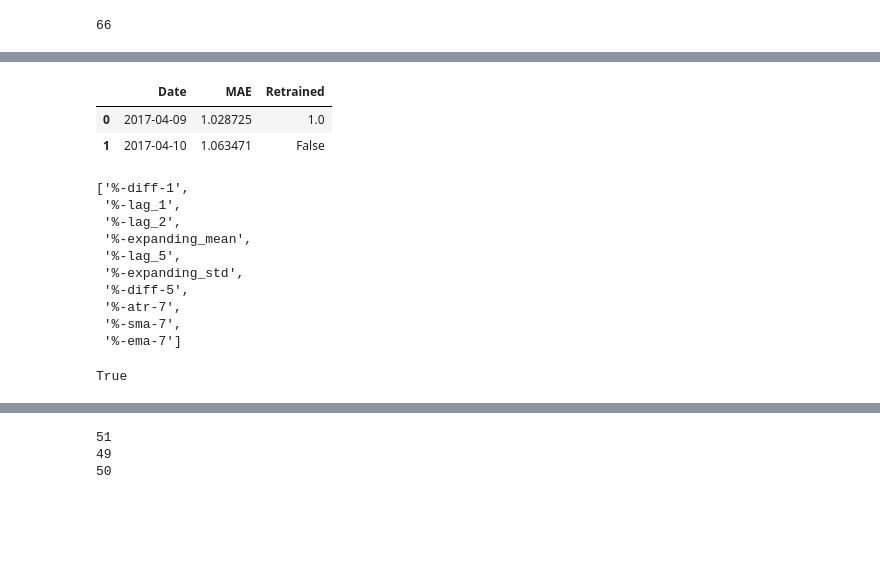
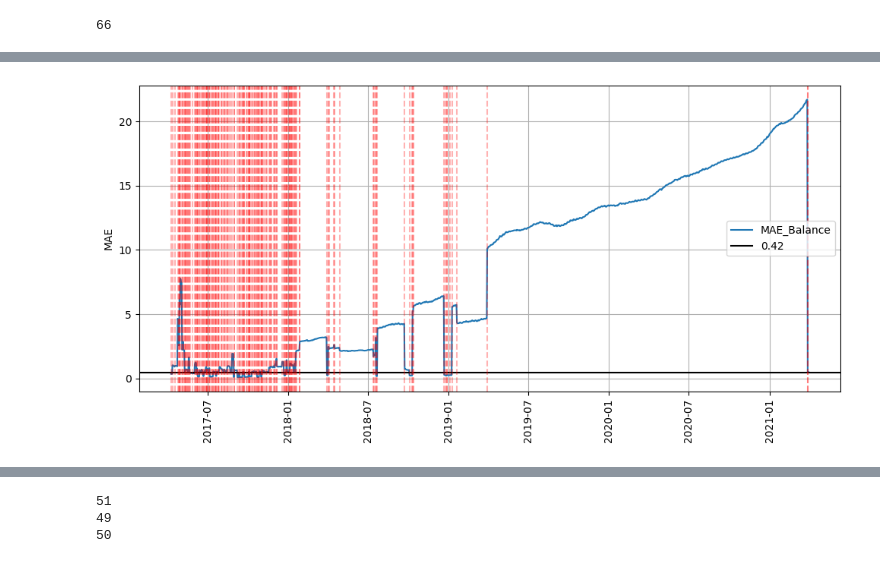
Before and after one commit to Blausher/ts, a Jupyter notebook: project.ipynb, the cells around one changed output, grey strips where cells are left out. Drawn from its saved outputs; the diff is of its cells as text; code cells hidden in the pictures; blank space fills up the shorter version.

Commit message:
plot added

```diff
--- a/project.ipynb
+++ b/project.ipynb
@@ -272,6 +390,13 @@ best_algo: df_metric_lasso
 # %%
-df_results
+fig, ax = plt.subplots(figsize=(10, 5))
+ax.plot(df_results['Date'], df_results['MAE_Balance'], label='MAE_Balance')
+plt.axhline(0.42, color = 'black', label = '0.42')
+for d in df_results[df_results['Retrained'].eq(True)]['Date'].values:
+    ax.axvline(x=d, color='red', linestyle='--', alpha=0.3)
+plt.xticks(rotation=90)
+plt.ylabel('MAE')
+plt.legend()
+plt.tight_layout()
+plt.grid();
 # %% [output]
-|  | Date | MAE | Retrained |
-| 0 | 2017-04-09 | 1.028725 | 1.0 |
-| 1 | 2017-04-10 | 1.063471 | False |
+[figure, added]
@@ -282,17 +402,0 @@ importance_df = calculate_correlation_importances(x_train, y_train_in)
-# %%
-importance_df['Feature'].iloc[:10].to_list()
-# %% [output]
-['%-diff-1',
- '%-lag_1',
- '%-lag_2',
- '%-expanding_mean',
- '%-lag_5',
- '%-expanding_std',
- '%-diff-5',
- '%-atr-7',
- '%-sma-7',
- '%-ema-7']
-# %%
-isinstance(dict_in['model'], Lasso)
-# %% [output]
-True
```
Also changed, not shown: parts of 7 cells of this notebook, 1 other file.
